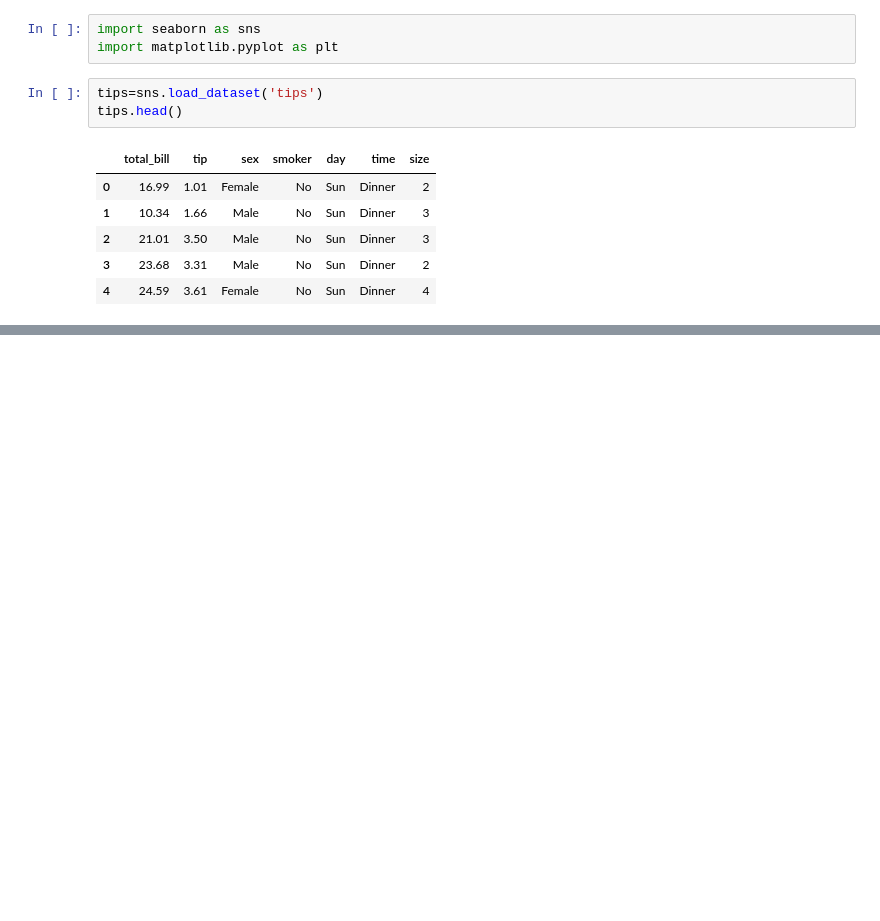
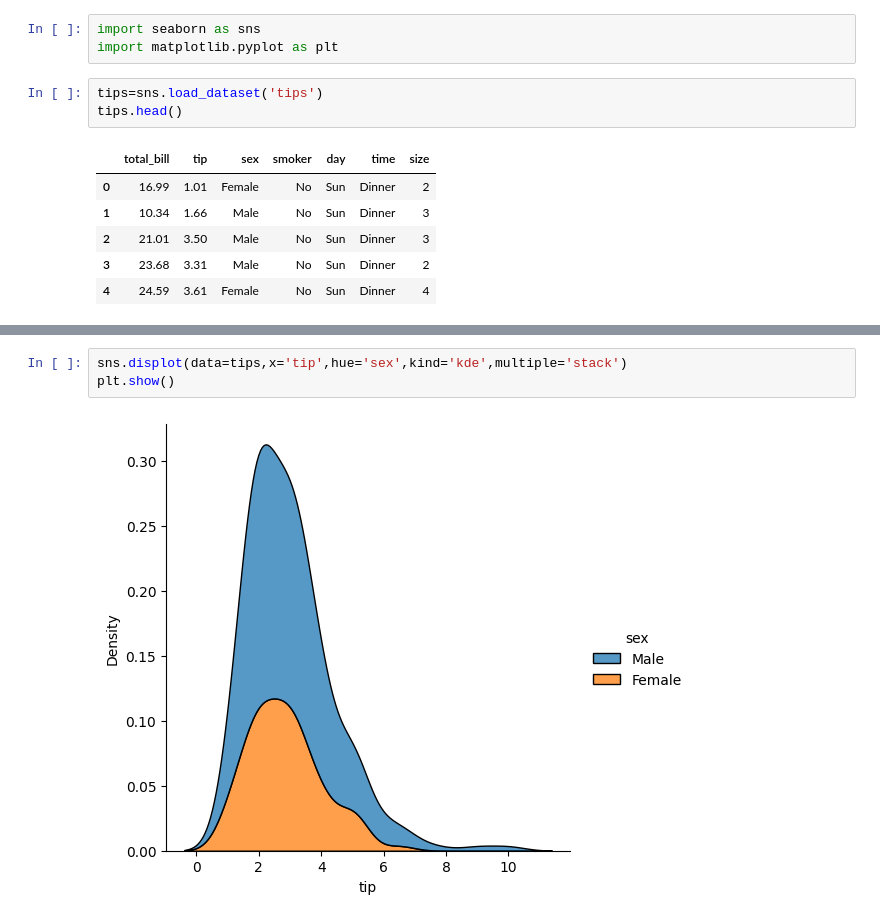
Before and after one commit to beto321/matplotlib_seaborn2, a Jupyter notebook: distribuciones.ipynb, the cells around one changed output, grey strips where cells are left out. Saved outputs shown, nothing was run; the diff lists cells and outputs as text; blank space fills up the shorter version.

```diff
--- a/distribuciones.ipynb
+++ b/distribuciones.ipynb
@@ -19,0 +33,5 @@ plt.show()
+# %%
+sns.displot(data=tips,x='tip',hue='sex',kind='kde',multiple='stack')
+plt.show()
+# %% [output]
+[figure, added]
```
Also changed, not shown: parts of 3 cells of this notebook, 2 other files.
